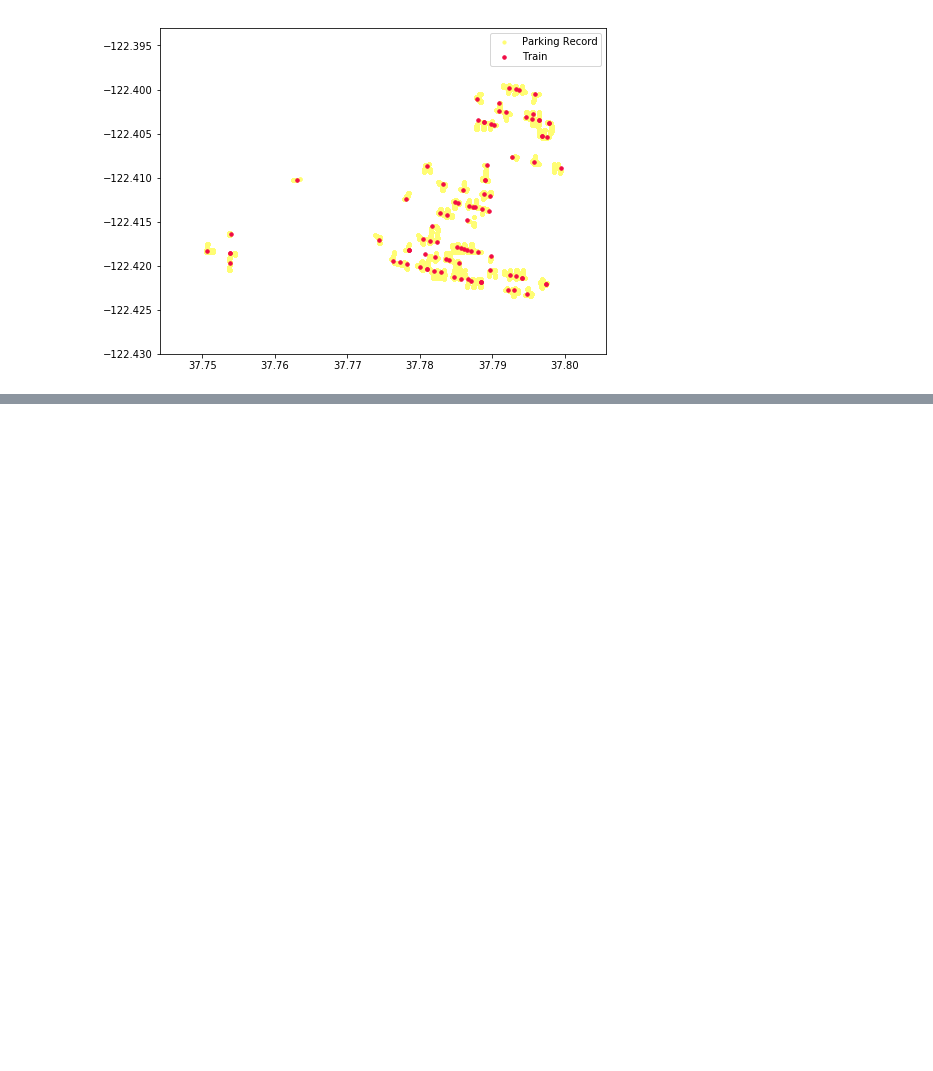
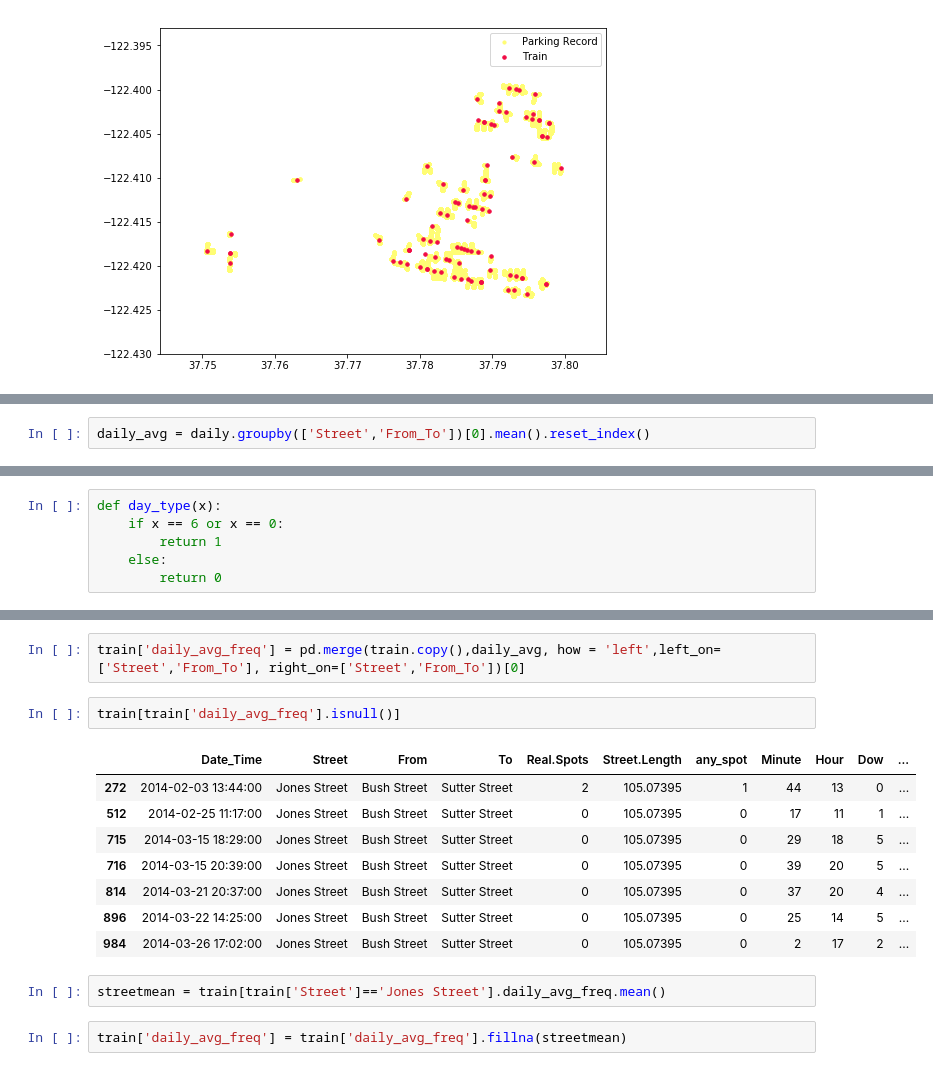
Before and after one commit to dyan10/SF-Parking-prediction-for-Parknav, a Jupyter notebook: Features/Parking_record_match.ipynb, the cells around one changed output, grey strips where cells are left out. Cells and saved outputs as stored; diff of their text form; blank space fills up the shorter version.

```diff
--- a/Features/Parking_record_match.ipynb
+++ b/Features/Parking_record_match.ipynb
@@ -186,0 +209,2 @@ plt.legend(['Parking Record','Train'])
+# %%
+daily_avg = daily.groupby(['Street','From_To'])[0].mean().reset_index()
@@ -186,0 +267,6 @@ plt.legend(['Parking Record','Train'])
+# %%
+def day_type(x):
+    if x == 6 or x == 0:
+        return 1
+    else:
+        return 0
@@ -186,0 +290,17 @@ plt.legend(['Parking Record','Train'])
+# %%
+train['daily_avg_freq'] = pd.merge(train.copy(),daily_avg, how = 'left',left_on=['Street','From_To'], right_on=['Street','From_To'])[0]
+# %%
+train[train['daily_avg_freq'].isnull()]
+# %% [output]
+|  | Date_Time | Street | From | To | Real.Spots | Street.Length | any_spot | Minute | Hour | Dow | ... |
+| 272 | 2014-02-03 13:44:00 | Jones Street | Bush Street | Sutter Street | 2 | 105.07395 | 1 | 44 | 13 | 0 | ... |
+| 512 | 2014-02-25 11:17:00 | Jones Street | Bush Street | Sutter Street | 0 | 105.07395 | 0 | 17 | 11 | 1 | ... |
+| 715 | 2014-03-15 18:29:00 | Jones Street | Bush Street | Sutter Street | 0 | 105.07395 | 0 | 29 | 18 | 5 | ... |
+| 716 | 2014-03-15 20:39:00 | Jones Street | Bush Street | Sutter Street | 0 | 105.07395 | 0 | 39 | 20 | 5 | ... |
+| 814 | 2014-03-21 20:37:00 | Jones Street | Bush Street | Sutter Street | 0 | 105.07395 | 0 | 37 | 20 | 4 | ... |
+| 896 | 2014-03-22 14:25:00 | Jones Street | Bush Street | Sutter Street | 0 | 105.07395 | 0 | 25 | 14 | 5 | ... |
+| 984 | 2014-03-26 17:02:00 | Jones Street | Bush Street | Sutter Street | 0 | 105.07395 | 0 | 2 | 17 | 2 | ... |
+# %%
+streetmean = train[train['Street']=='Jones Street'].daily_avg_freq.mean()
+# %%
+train['daily_avg_freq'] = train['daily_avg_freq'].fillna(streetmean)
```
Also changed, not shown: parts of 23 cells of this notebook.
